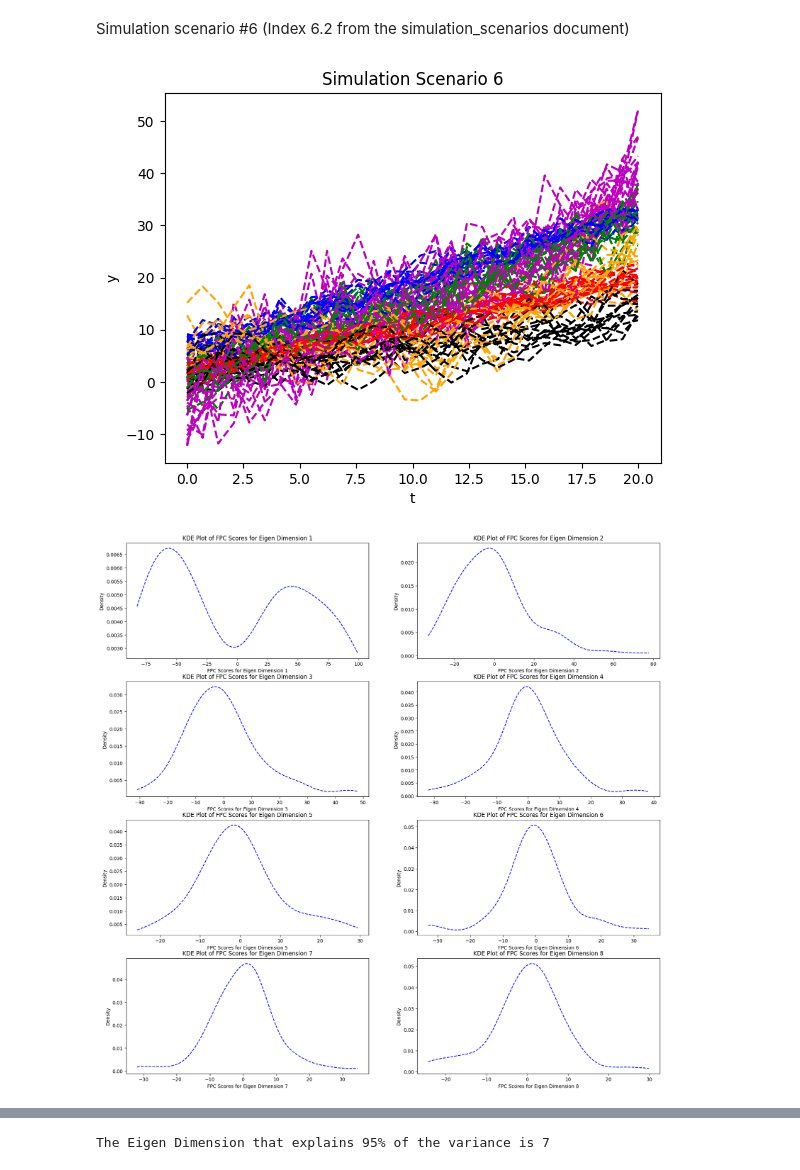
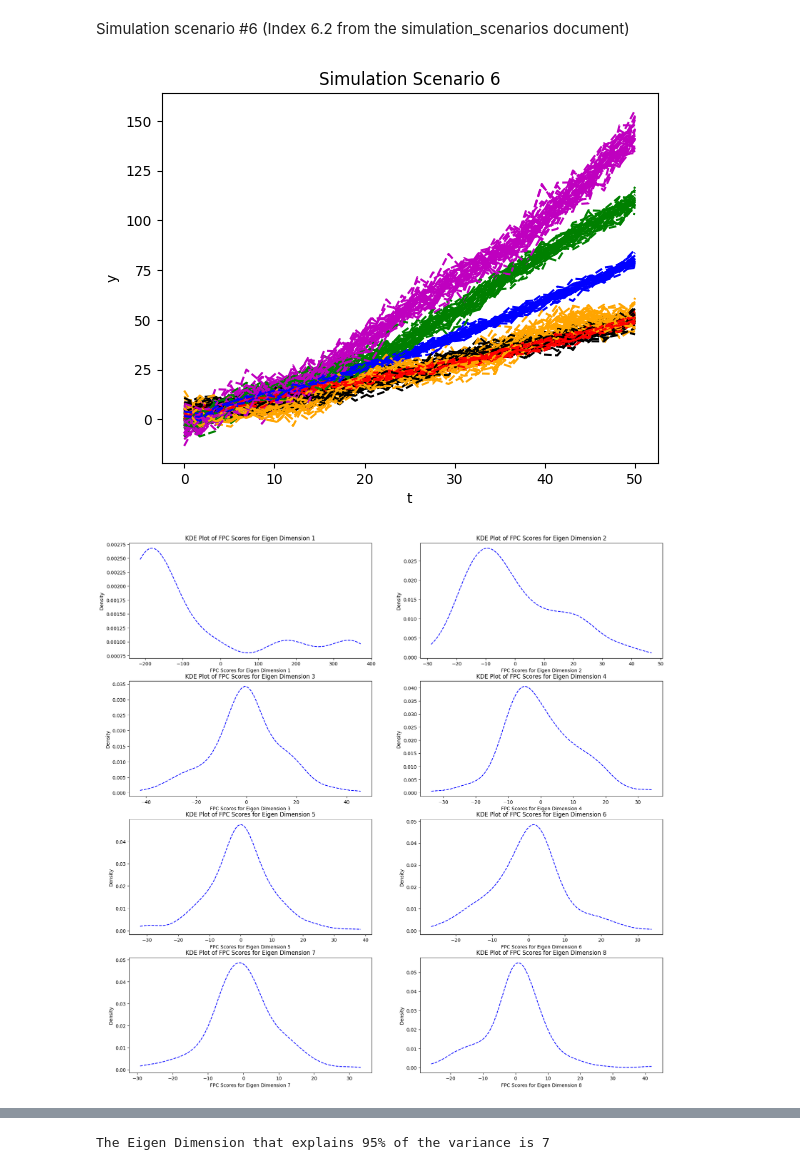
Before and after one commit to Newman251/Thesis-Functional_Data_Ensemble_Clustering_From_FDA, a Jupyter notebook: SimulationScenarios/simulation_scenario6.ipynb, the cells around one changed output, grey strips where cells are left out. Cells and saved outputs as stored; diff of their text form; code cells hidden in the pictures.

```diff
--- a/SimulationScenarios/simulation_scenario6.ipynb
+++ b/SimulationScenarios/simulation_scenario6.ipynb
@@ -5,9 +5,9 @@ import numpy as np
 import matplotlib.pyplot as plt
 import scipy
 from scipy import spatial, interpolate
-from ensemble_clustering import functional_data_decomposition, functional_data_clustering
-from sklearn.metrics.cluster import adjusted_mutual_info_score, adjusted_rand_score
-from fda_results import percentage_variation_ami_ari, plot_percentage_variation_ami_ari
+import funEnsemble.functional_ensemble_clustering as ec
+import fda_results as fr
+from sklearn.metrics.cluster import adjusted_rand_score, adjusted_mutual_info_score
 
 # Ignore convergence warnings
 import warnings
@@ -16,19 +16,19 @@ warnings.filterwarnings("ignore")
 # Define the exponentiated quadratic
 def exponentiated_quadratic(xa, xb):
     # L2 distance (Squared Euclidian)
-    sq_norm = -0.8 * scipy.spatial.distance.cdist(xa, xb, 'sqeuclidean')
+    sq_norm = -0.5 * scipy.spatial.distance.cdist(xa, xb, 'sqeuclidean')
     return np.exp(sq_norm)
 
 # Sample from the Gaussian process distribution
 nb_of_samples = 30  # Number of points in each function
 # Independent variable samples
-t = np.expand_dims(np.linspace(0, 20, nb_of_samples), 1)
+t = np.expand_dims(np.linspace(0, 50, nb_of_samples), 1)
 Σ = exponentiated_quadratic(t, t)  # Kernel of data point
 Σ2 = exponentiated_quadratic(5*t, 5*t)  # Kernel of data point
 Σ3 = exponentiated_quadratic(8*t, 8*t)  # Kernel of data point
 
 mixture_k = [1/6, 1/6, 1/6, 1/6, 1/6, 1/6]
-n = 100
+n = 200
 Y = np.zeros((n, len(t)))
 simulation_label = np.zeros(n)
 
@@ -37,49 +37,49 @@ for i in range(n):
     r = np.random.rand()
     # find the index of the mixture component
     if r < mixture_k[0]:
-        ys = np.reshape(t, (nb_of_samples)) + np.random.multivariate_normal(mean=np.reshape(np.cos(t/10), (nb_of_samples)), cov=Σ, size=1) + np.random.multivariate_normal(mean=np.reshape(np.sin(1 + t/10), (nb_of_samples)), cov=Σ, size=1) + np.random.normal(0, 0.08, len(t))
+        ys = np.reshape(t, (nb_of_samples)) + np.random.multivariate_normal(mean=np.reshape(np.cos(t/10), (nb_of_samples)), cov=Σ, size=1) + np.random.multivariate_normal(mean=np.reshape(np.sin(1 + t/10), (nb_of_samples)), cov=Σ, size=1) + np.random.normal(0, 0.125, len(t))
         Y[i] = ys
         plt.plot(t, ys[0], linestyle='--', color='r')
         # Remember the label of the component
         simulation_label[i] = 0
     elif r < mixture_k[0] + mixture_k[1]:
-        ys = -5/2 + np.reshape(t, (nb_of_samples)) + 2*np.random.multivariate_normal(mean=np.reshape(np.cos(2*t/10), (nb_of_samples)), cov=Σ, size=1) + 2*np.random.multivariate_normal(mean=np.reshape(np.sin(2 + t/10), (nb_of_samples)), cov=Σ, size=1) + np.random.normal(0, 0.08, len(t))
+        ys = np.reshape(t, (nb_of_samples)) + 2*np.random.multivariate_normal(mean=np.reshape(np.cos(2*t/10), (nb_of_samples)), cov=Σ, size=1) + 2*np.random.multivariate_normal(mean=np.reshape(np.sin(2 + t/10), (nb_of_samples)), cov=Σ, size=1) + np.random.normal(0, 0.125, len(t))
         Y[i] = ys
         plt.plot(t, ys[0], linestyle='--', color='k')
         # Remember the label of the component
         simulation_label[i] = 1
     elif r < mixture_k[0] + mixture_k[1] + mixture_k[2]:
-        ys = 5/2 + np.reshape(t, (nb_of_samples)) + 3*np.random.multivariate_normal(mean=np.reshape(np.cos(3*t/10), (nb_of_samples)), cov=Σ, size=1) + 3*np.random.multivariate_normal(mean=np.reshape(np.sin(3 + t/10), (nb_of_samples)), cov=Σ, size=1) + np.random.normal(0, 0.08, len(t))
+        ys = np.reshape(t, (nb_of_samples)) + 3*np.random.multivariate_normal(mean=np.reshape(np.cos(3*t/10), (nb_of_samples)), cov=Σ, size=1) + 3*np.random.multivariate_normal(mean=np.reshape(np.sin(3 + t/10), (nb_of_samples)), cov=Σ, size=1) + np.random.normal(0, 0.125, len(t))
         Y[i] = ys
         plt.plot(t, ys[0], linestyle='--', color='orange')
         # Remember the label of the component
         simulation_label[i] = 2
     elif r < mixture_k[0] + mixture_k[1] + mixture_k[2] + mixture_k[3]:
-        ys = 11/2 + np.reshape(t, (nb_of_samples)) + np.random.multivariate_normal(mean=np.reshape(np.sin(t/10), (nb_of_samples)), cov=Σ, size=1) + np.random.multivariate_normal(mean=np.reshape(np.cos(1 + t/10), (nb_of_samples)), cov=Σ2, size=1) + np.random.multivariate_normal(mean=np.reshape(np.square(t/10)+t/10+1, (nb_of_samples)), cov=Σ3, size=1) + np.random.normal(0, 0.08, len(t))
+        ys = np.reshape(t, (nb_of_samples)) + np.random.multivariate_normal(mean=np.reshape(np.sin(t/10), (nb_of_samples)), cov=Σ, size=1) + np.random.multivariate_normal(mean=np.reshape(np.cos(1 + t/10), (nb_of_samples)), cov=Σ2, size=1) + np.random.multivariate_normal(mean=np.reshape(np.square(t/10)+t/10, (nb_of_samples)), cov=Σ3, size=1) + np.random.normal(0, 0.125, len(t))
         Y[i] = ys
         plt.plot(t, ys[0], linestyle='--', color='b')
         # Remember the label of the component
         simulation_label[i] = 3
     elif r < mixture_k[0] + mixture_k[1] + mixture_k[2] + mixture_k[3] + mixture_k[4]:
-        ys = np.reshape(t, (nb_of_samples))  + 2*np.random.multivariate_normal(mean=np.reshape(np.sin(2*t/10), (nb_of_samples)), cov=Σ, size=1) + 2*np.random.multivariate_normal(mean=np.reshape(np.cos(2 + t/10), (nb_of_samples)), cov=Σ2, size=1) + 2*np.random.multivariate_normal(mean=np.reshape(np.square(t/10)+t/10+1, (nb_of_samples)), cov=Σ3, size=1) + np.random.normal(0, 0.08, len(t))
+        ys = np.reshape(t, (nb_of_samples))  + 2*np.random.multivariate_normal(mean=np.reshape(np.sin(2*t/10), (nb_of_samples)), cov=Σ, size=1) + 2*np.random.multivariate_normal(mean=np.reshape(np.cos(2 + t/10), (nb_of_samples)), cov=Σ2, size=1) + 2*np.random.multivariate_normal(mean=np.reshape(np.square(t/10)+t/10, (nb_of_samples)), cov=Σ3, size=1) + np.random.normal(0, 0.125, len(t))
         Y[i] = ys
         plt.plot(t, ys[0], linestyle='--', color='g')
         # Remember the label of the component
         simulation_label[i] = 4
     else:
-        ys = -5/2 + np.reshape(t, (nb_of_samples)) + 3*np.random.multivariate_normal(mean=np.reshape(np.sin(3*t/10), (nb_of_samples)), cov=Σ, size=1) + 3*np.random.multivariate_normal(mean=np.reshape(np.cos(3 + t/10), (nb_of_samples)), cov=Σ2, size=1) + 3*np.random.multivariate_normal(mean=np.reshape(np.square(t/10)+t/10+1, (nb_of_samples)), cov=Σ3, size=1) + np.random.normal(0, 0.08, len(t))
+        ys = np.reshape(t, (nb_of_samples)) + 3*np.random.multivariate_normal(mean=np.reshape(np.sin(3*t/10), (nb_of_samples)), cov=Σ, size=1) + 3*np.random.multivariate_normal(mean=np.reshape(np.cos(3 + t/10), (nb_of_samples)), cov=Σ2, size=1) + 3*np.random.multivariate_normal(mean=np.reshape(np.square(t/10)+t/10, (nb_of_samples)), cov=Σ3, size=1) + np.random.normal(0, 0.125, len(t))
         Y[i] = ys
         plt.plot(t, ys[0], linestyle='--', color='m')
         # Remember the label of the component
         simulation_label[i] = 5
 plt.title('Simulation Scenario 6')
 plt.xlabel('t')
 plt.ylabel('y')
 plt.show()
 # %% [output]
-[figure, old version]
+[figure, new version]
 # %%
-data_smooth, mean, principal_componenets, eigen_functions = functional_data_decomposition (Y, 10, 150)
+data_smooth, mean, principal_componenets, eigen_functions = ec.functional_data_decomposition(Y, 10, 150)
 
 # For loop to plot a 2x2 set of scatter plots for the kernel density plots of the first four principal components
 fig, ax = plt.subplots(4, 2, figsize=(20, 20))
@@ -98,5 +98,5 @@ for i in range(8):
     ax[i//2, i%2].set_ylabel('Density')
 plt.show()
 # %% [output]
-[figure, old version]
+[figure, new version]
 # %%
```
Also changed, not shown: parts of 2 cells of this notebook, 19 other files.
